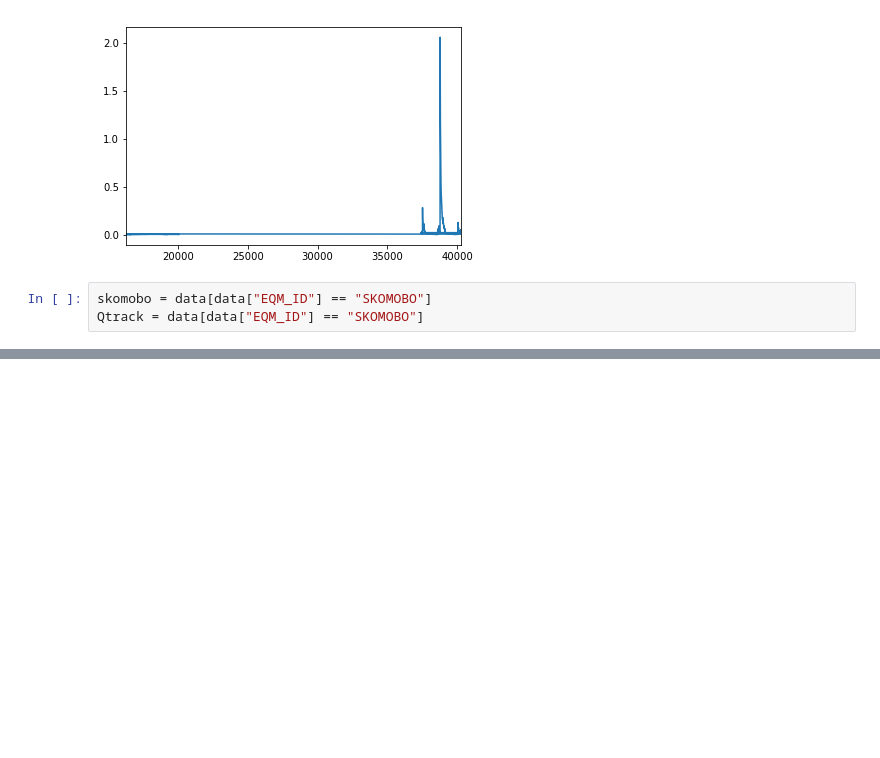
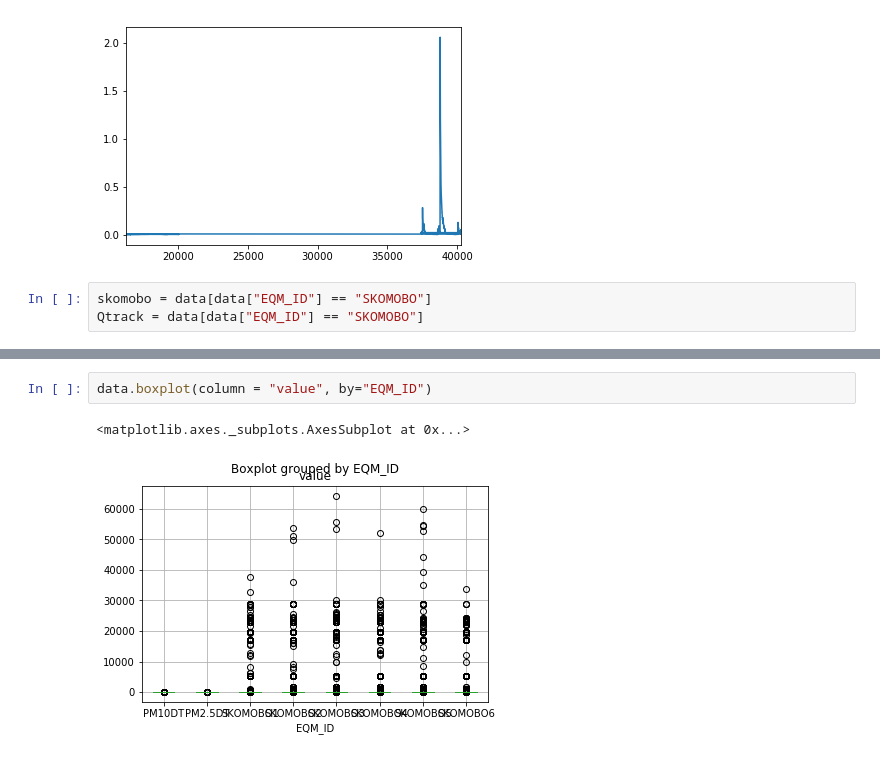
Before and after one commit to SKOMOBO/data_analysis, a Jupyter notebook: notebooks/analysis.ipynb, the cells around one changed output, grey strips where cells are left out. Cells and saved outputs as stored; diff of their text form; blank space fills up the shorter version.

```diff
--- a/notebooks/analysis.ipynb
+++ b/notebooks/analysis.ipynb
@@ -53,0 +79,5 @@ Qtrack = data[data["EQM_ID"] == "SKOMOBO"]
+# %%
+data.boxplot(column = "value", by="EQM_ID")
+# %% [output]
+<matplotlib.axes._subplots.AxesSubplot at 0x...>
+[figure, added]
```
Also changed, not shown: parts of 17 cells of this notebook.
